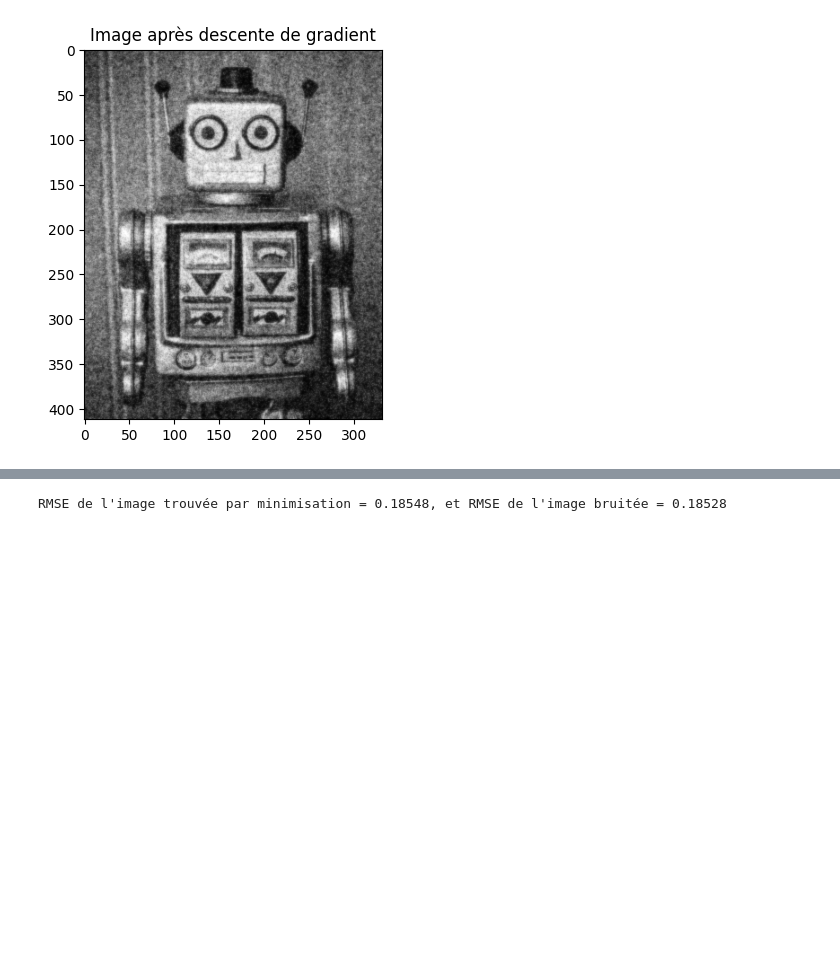
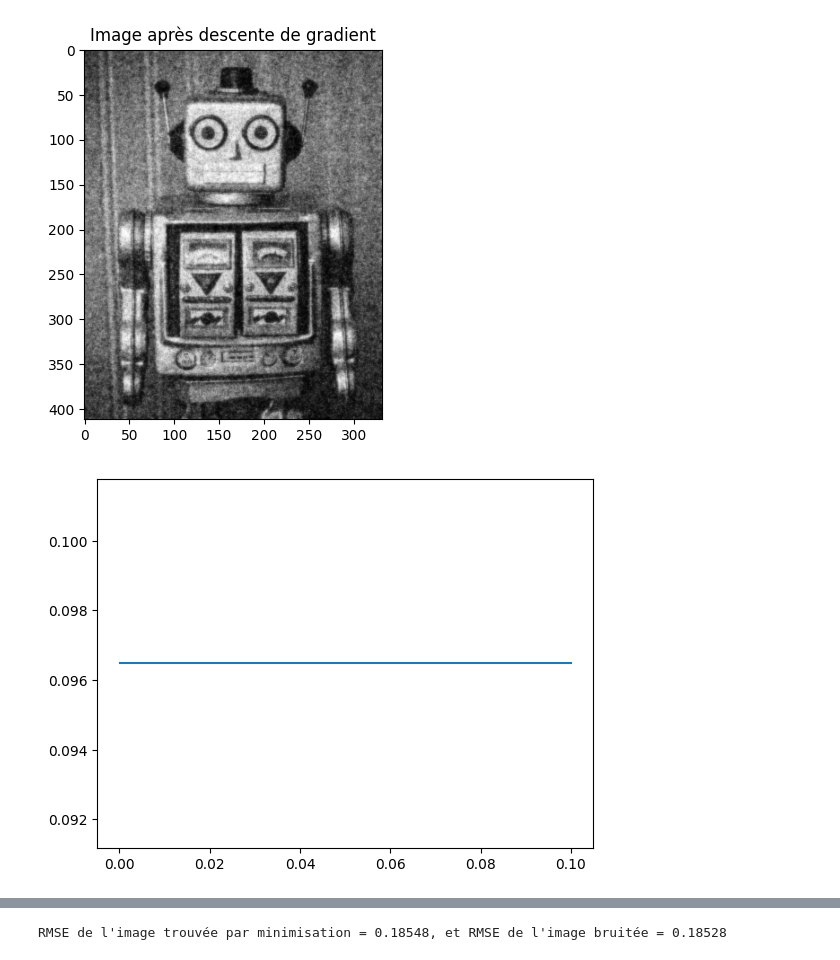
Before and after one commit to LouisedeFer/Projet-opti, a Jupyter notebook: projet.ipynb, the cells around one changed output, grey strips where cells are left out. Cells and saved outputs as stored; diff of their text form; code cells hidden in the pictures; blank space fills up the shorter version.

```diff
--- a/projet.ipynb
+++ b/projet.ipynb
@@ -186,6 +186,26 @@ plt.title("Image après descente de gradient")
 plt.show();
 # %% [output]
 [figure]
+# %%
+#Recher d'un pas optimal avec l'aide de la RMSE
+
+def RMSE(u, uVT):
+    n, m = u.shape
+    return np.linalg.norm(uVT - u) / (n * m) ** 0.5
+
+
+liste_pas=10**np.linspace(-4,-1, 30)
+l=len(liste_pas)
+R=np.zeros(l)
+for pas in range(l) :
+    imgRB_opti = optim_gradient_fixed_step(grad_funR, x0, liste_pas[pas], imgRB)
+    Rmse=RMSE(imgRB_opti,imgR)
+    R[pas]=Rmse
+
+plt.plot(liste_pas,R)
+plt.show()
+# %% [output]
+[figure, added]
 # %%
 # test pour vérifier les implémentations des fonctions précédentes
 
```
Also changed, not shown: parts of 9 cells of this notebook.
